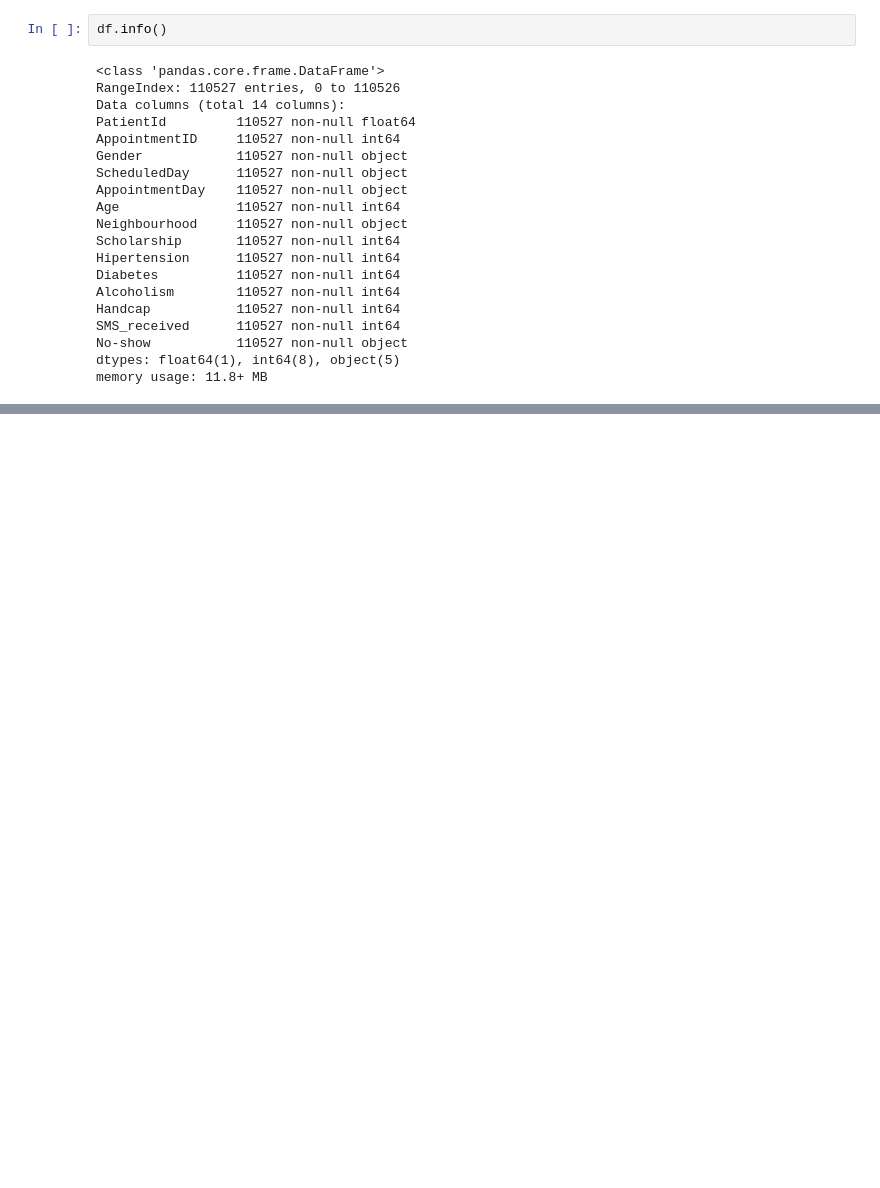
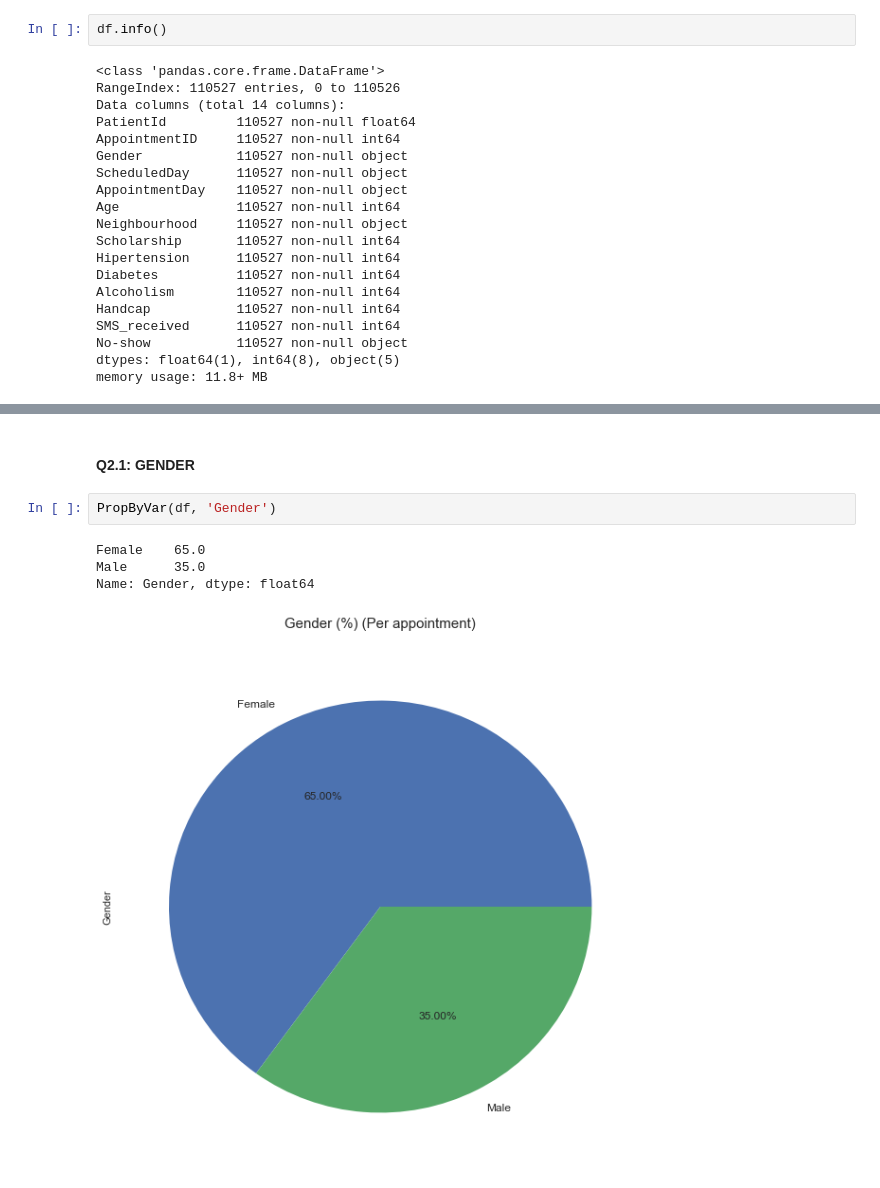
Before and after one commit to tkannab/Udacity-DAND-T1-P3-Investigate-a-Dataset, a Jupyter notebook: investigate-a-dataset.ipynb, the cells around one changed output, grey strips where cells are left out. Drawn from its saved outputs; the diff is of its cells as text; blank space fills up the shorter version.

```diff
--- a/investigate-a-dataset.ipynb
+++ b/investigate-a-dataset.ipynb
@@ -109,0 +603,9 @@ df.shape
+# %% [markdown]
+#### Q2.1: GENDER
+# %%
+PropByVar(df, 'Gender')
+# %% [output]
+Female    65.0
+Male      35.0
+Name: Gender, dtype: float64
+[figure, added]
```
Also changed, not shown: parts of 298 cells of this notebook, 4 other files.
